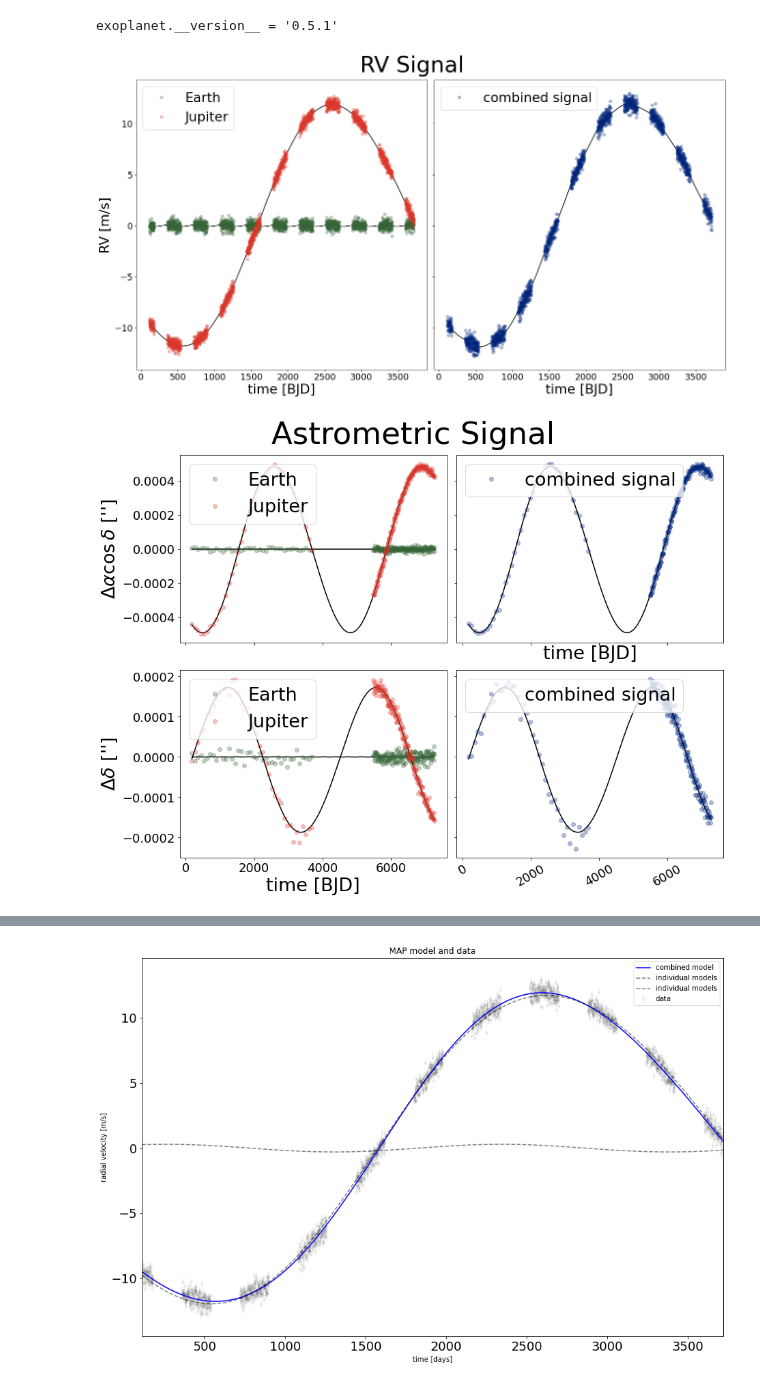
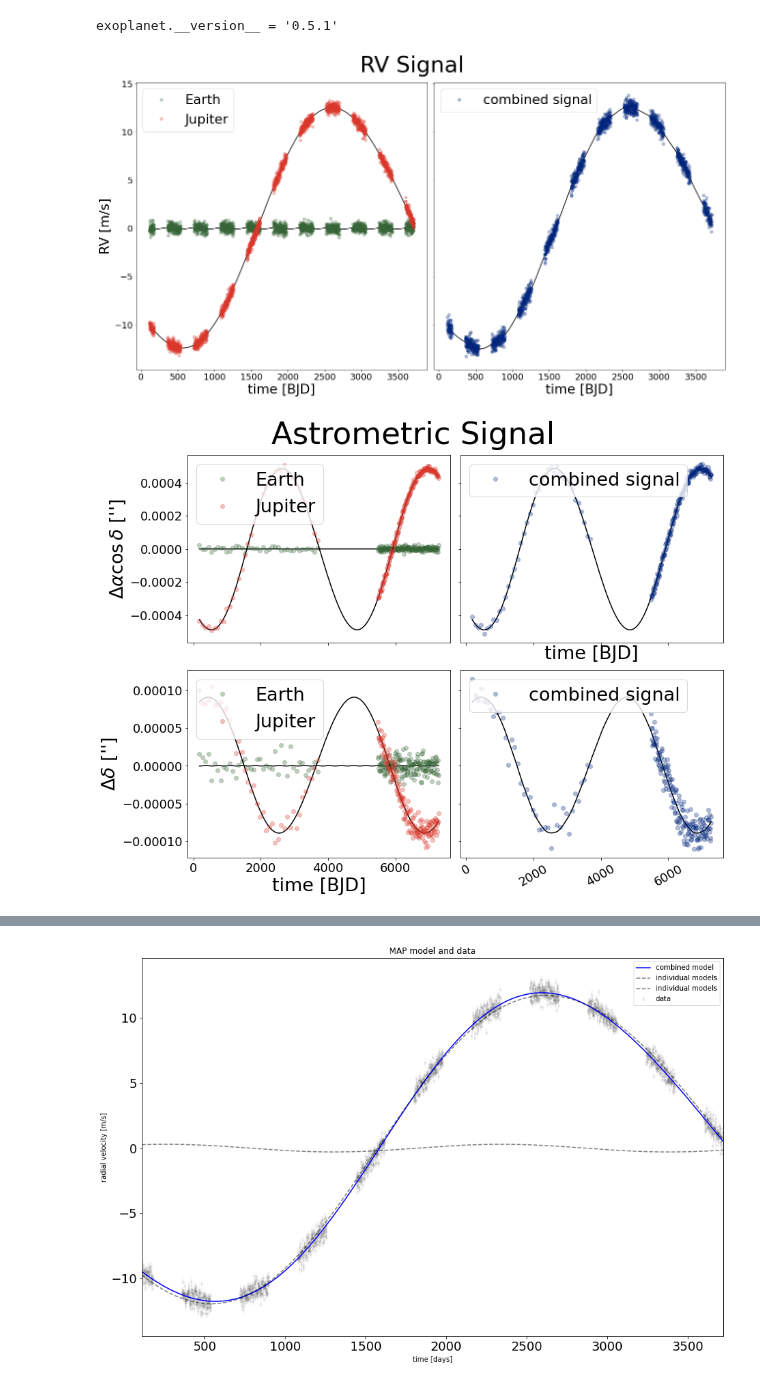
Before and after one commit to dyahalomi/roman_astrometry, a Jupyter notebook: Code/model_data.ipynb, the cells around one changed output, grey strips where cells are left out. Drawn from its saved outputs; the diff is of its cells as text; code cells hidden in the pictures.

```diff
--- a/Code/model_data.ipynb
+++ b/Code/model_data.ipynb
@@ -33,7 +33,7 @@ e_earth = 0.0167
 Tper_earth= 2454115.5208333 - T_subtract
 omega_earth = np.radians(102.9)
 Omega_earth = np.radians(0.0)
-inclination_earth = np.radians(70.0)
+inclination_earth = np.radians(90.0)
 m_earth = 1*3.00273e-6 #units m_sun
 
 
@@ -83,32 +83,32 @@ n_planets = 2
 orbit_params = [orbit_params_earth, orbit_params_jup]
 
 
 sigma_rv = 0.3
 
 sigma_ra = 1e-5
 sigma_dec = 1e-5
 parallax = 0.1
 
 
 
 times, rv_results, theta_results, rho_results = simulate_and_plot(
     n_planets,
     sigma_rv,
     sigma_ra,
     sigma_dec,
     parallax,
     orbit_params,
     ['#366537', '#db372b', '#00257c'],
     ['Earth', 'Jupiter'],
     times_observed_rv = times_observed_rv,
     times_observed_astrometry = times_observed_astrometry
     )
 
 
 [[times_rv, times_observed_rv, times_astrometry, times_observed_astrometry],
 [rv_orbit, rv_orbit_sum, rv_sim, rv_sim_sum],
 [ra_orbit, ra_orbit_sum, ra_sim, ra_sim_sum],
 [dec_orbit, dec_orbit_sum, dec_sim, dec_sim_sum]]  = times, rv_results, theta_results, rho_results
 # %% [output]
-[figure, old version]
+[figure, new version]
-[figure, old version]
+[figure, new version]
```
Also changed, not shown: parts of 6 cells of this notebook.
